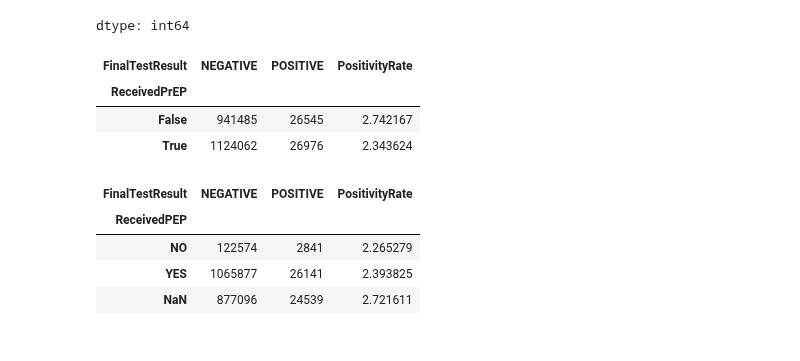
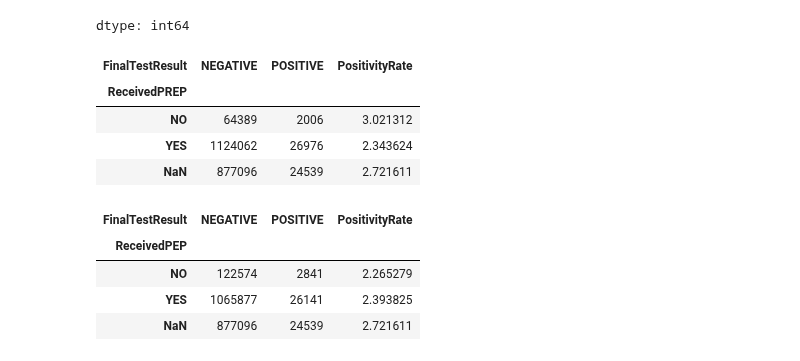
Before and after one commit to FridaOyucho/HTS-Model-, a Jupyter notebook: HTSModelDataPrep26082026.ipynb, the cells around one changed output. Saved outputs shown, nothing was run; the diff lists cells and outputs as text; code cells hidden in the pictures.

```diff
--- a/HTSModelDataPrep26082026.ipynb
+++ b/HTSModelDataPrep26082026.ipynb
@@ -330,7 +330,7 @@ files.download('hts.csv')
 # %% [markdown]
                                  **   Data cleaning and feature generation **
 # %%
-hts = pd.read_csv('hts.csv',low_memory=False)
+hts = pd.read_csv('hts (4).csv',low_memory=False)
 #display(hts.head())
 rows,cols = hts.shape
 print(f"There are {rows} rows and {cols} columns in the hts table")
@@ -1849,7 +1909,7 @@ tab['PositivityRate'] = (
 # TB Risk Features
 # %%
 hts['TBStatus'].value_counts(dropna=False)
-hts['TBStatus'] = hts['TBStatus'].str.upper()
+hts['TBStatus'] = hts['TBStatus'].str.upper().str.strip()
 hts['TBStatus'].value_counts(dropna=False)
 # %% [output]
 |  | count |
@@ -1865,13 +1925,13 @@ TB Status
 # %%
 
 #Convert TBStatus to uppercase then map values
-hts['TBStatus'] = hts['TBStatus'].str.upper()
+#hts['TBStatus'] = hts['TBStatus'].str.upper()
 
 conditions = [
     hts['TBStatus'].eq('NO TB SIGNS'),
     hts['TBStatus'].eq('PRESUMED TB'),
     hts['TBStatus'].eq('TB CONFIRMED'),
-    hts['TBStatus'].eq('TB SCREENING NOT DONE	')
+    hts['TBStatus'].eq('TB SCREENING NOT DONE')
 ]
 
 choices = [
@@ -1928,17 +1990,19 @@ hts['ScreenedTB'].value_counts(dropna=False)
 | Declined to answer | 4063 |
 dtype: int64
 # %%
-#Convert TBStatus to uppercase then map values
+#Convert ScreenedTB to uppercase then map values
 hts['ScreenedTB'] = hts['ScreenedTB'].str.upper()
 
 conditions = [
-    hts['ScreenedTB'].eq('YES'),
-    hts['ScreenedTB'].eq('NO')
+    hts['ScreenedTB'].eq('DECLINED TO ANSWER'),
+    hts['ScreenedTB'].eq('NO'),
+    hts['ScreenedTB'].eq('YES')
 ]
 
 choices = [
-    'YES',
-    'NO'
+    'DECLINED',
+    'NO',
+    'YES'
 ]
 
 hts['ScreenedTB'] = np.select(conditions, choices, default='None')
@@ -2365,20 +2434,21 @@ dtype: int64
 # %%
 #Check positivity rate PrEP
 tab = pd.crosstab(
-    hts['ReceivedPrEP'],
+    hts['ReceivedPREP'],
     hts['FinalTestResult'],
     dropna=False
 )
 tab['PositivityRate'] = (
     tab['POSITIVE'] /
     (tab['POSITIVE'] + tab['NEGATIVE'])
 )*100
 display(tab) #~ 2.3% positivity rate for those who had received PrEP
 # %% [output]
 | FinalTestResult | NEGATIVE | POSITIVE | PositivityRate |
-| ReceivedPrEP |  |  |  |
-| False | 941485 | 26545 | 2.742167 |
-| True | 1124062 | 26976 | 2.343624 |
+| ReceivedPREP |  |  |  |
+| NO | 64389 | 2006 | 3.021312 |
+| YES | 1124062 | 26976 | 2.343624 |
+| NaN | 877096 | 24539 | 2.721611 |
 # %%
 #Check positivity rate PEP
 tab = pd.crosstab(
```
Also changed, not shown: parts of 22 cells of this notebook.
